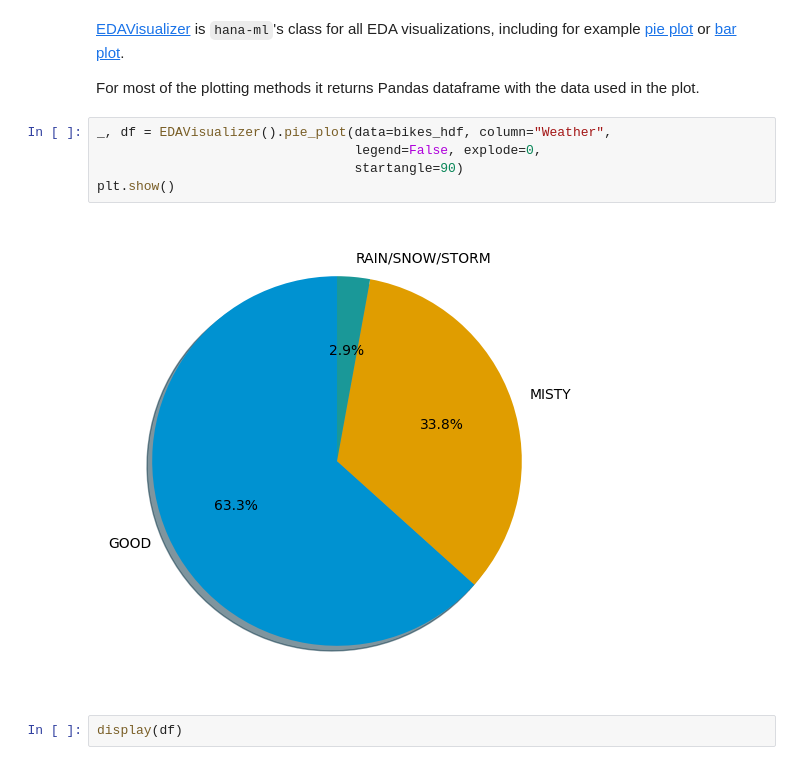
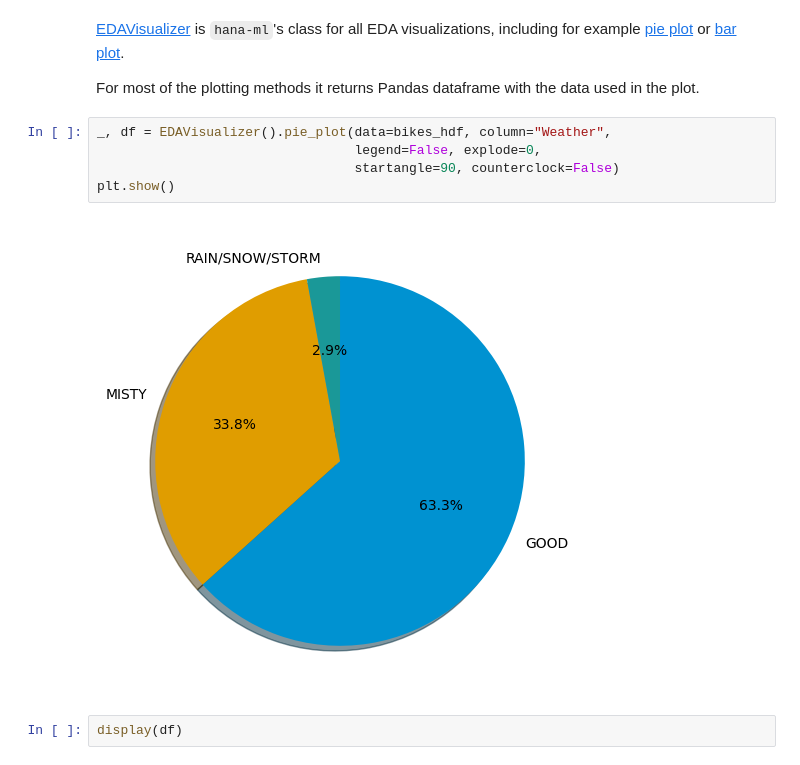
Before and after one commit to DianahOnyino/sap-hana-data-analysis, a Jupyter notebook: notebooks/solutions/week4.ipynb, the cells around one changed output. Drawn from its saved outputs; the diff is of its cells as text.

Commit message:
Added back counterclock attribute

```diff
--- a/notebooks/solutions/week4.ipynb
+++ b/notebooks/solutions/week4.ipynb
@@ -353,10 +353,10 @@ For most of the plotting methods it returns Pandas dataframe with the data used
 # %%
 _, df = EDAVisualizer().pie_plot(data=bikes_hdf, column="Weather",
                                  legend=False, explode=0,
-                                 startangle=90)
+                                 startangle=90, counterclock=False)
 plt.show()
 # %% [output]
-[figure, old version]
+[figure, new version]
 # %%
 display(df)
 # %% [output]
```
Also changed, not shown: parts of 1 cell of this notebook.
